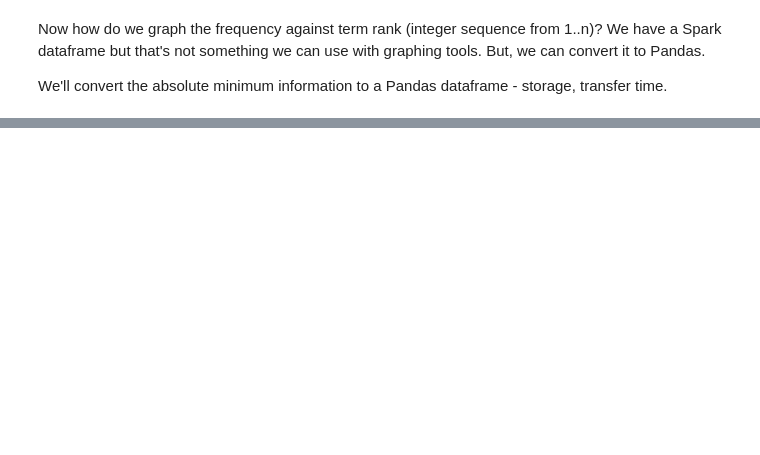
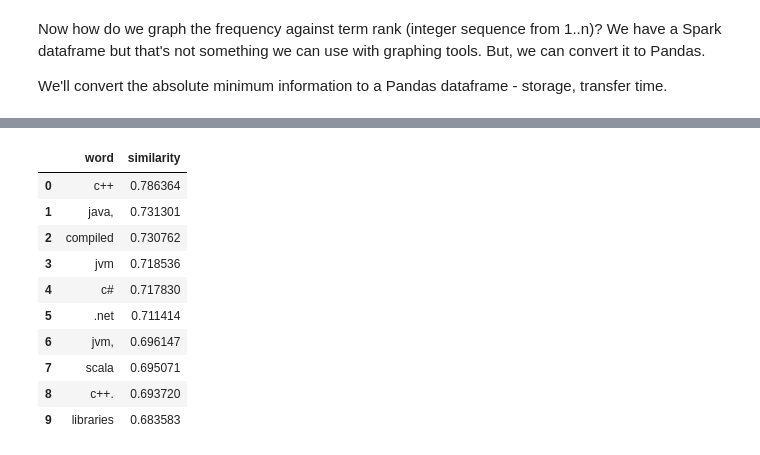
Before and after one commit to dsiufl/Spark-Workshop, a Jupyter notebook: Spark_Workshop_Notebook_Instructor.ipynb, the cells around one changed output, grey strips where cells are left out. Drawn from its saved outputs; the diff is of its cells as text; code cells hidden in the pictures; blank space fills up the shorter version.

```diff
--- a/Spark_Workshop_Notebook_Instructor.ipynb
+++ b/Spark_Workshop_Notebook_Instructor.ipynb
@@ -288,0 +293,14 @@ y = [5, 6, 7]
+# %%
+w2v_model.findSynonyms('java', 10).toPandas()
+# %% [output]
+|  | word | similarity |
+| 0 | c++ | 0.786364 |
+| 1 | java, | 0.731301 |
+| 2 | compiled | 0.730762 |
+| 3 | jvm | 0.718536 |
+| 4 | c# | 0.717830 |
+| 5 | .net | 0.711414 |
+| 6 | jvm, | 0.696147 |
+| 7 | scala | 0.695071 |
+| 8 | c++. | 0.693720 |
+| 9 | libraries | 0.683583 |
```
Also changed, not shown: parts of 29 cells of this notebook.
